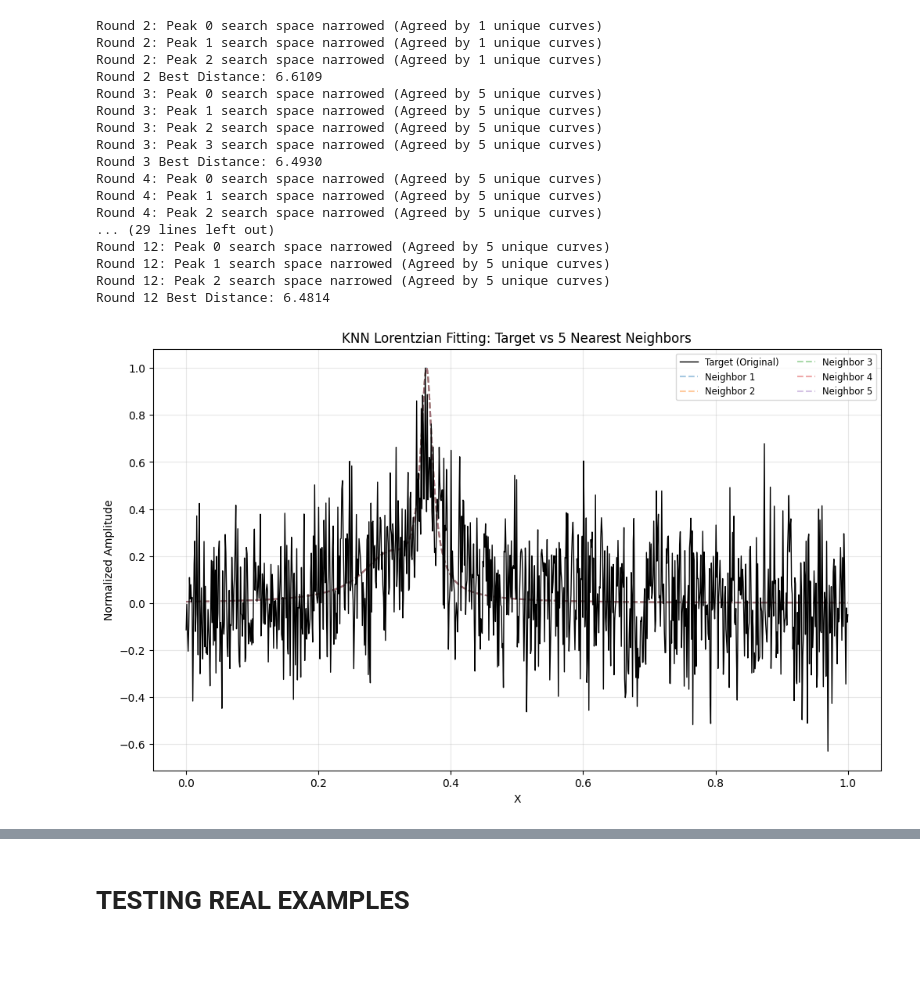
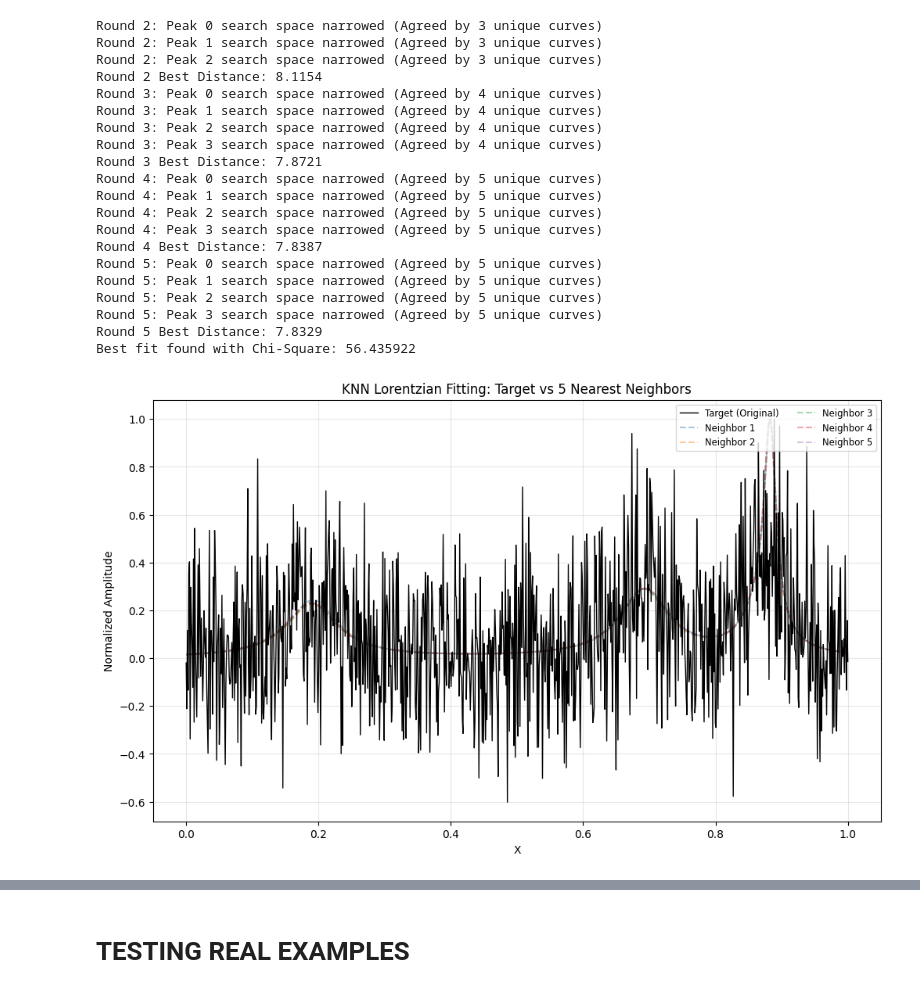
Before and after one commit to SauloSamps/Raman-Fitting-Pipeline, a Jupyter notebook: code/lab-knn.ipynb, the cells around one changed output, grey strips where cells are left out. Drawn from its saved outputs; the diff is of its cells as text; code cells hidden in the pictures; blank space fills up the shorter version.

```diff
--- a/code/lab-knn.ipynb
+++ b/code/lab-knn.ipynb
@@ -17,13 +18,13 @@ def knnFit_persistent(samples, base_parameters, target_x, target_y, num_peaks=4,
     best_neighbor_params = []
 
     # CALCULATE PROBABILITY MAP FOR FIRST PASS
-    probs = create_probability_map(target_y, resolution=20)
+    probs = create_probability_map(target_y, num_peaks=num_peaks, resolution=50)
 
     #######################################################
     #################### FIRST PASS #######################
     #######################################################
-
-    for _ in range(samples):
+    print("Round 1 - Exploring with probability map")
+    for _ in range(samples): #THIS LOOKS SO UGLY BLEACH MY EYES
             current_y = np.zeros(len(target_x))
             current_params = []
 
@@ -53,14 +54,21 @@ def knnFit_persistent(samples, base_parameters, target_x, target_y, num_peaks=4,
     #######################################################
 
     for r in range(rounds-1):
-        # We don't reset heap here anymore!
-
+        temperature = 100
         for _ in range(samples):
             current_y = np.zeros(len(target_x))
             current_params = []
 
             for i in range(num_peaks):
                 p = peak_search_spaces[i]
+                #if np.random.random() < np.exp(-1 / max(temperature, 1e-12)):
+                #    position_interval = position_probability_map(probs, initial_resolution=len(target_y))
+                #    c = np.random.uniform(position_interval[0], position_interval[1])
+                #else:
+                #    c = np.random.uniform(p["center_range"][0], p["center_range"][1])
+
+                #position_interval = position_probability_map(probs, initial_resolution=len(target_y))
+                #c = np.random.uniform(position_interval[0], position_interval[1])
                 c = np.random.uniform(p["center_range"][0], p["center_range"][1])
                 a = np.random.uniform(p["amplitude_range"][0], p["amplitude_range"][1])
                 g = np.random.uniform(p["gamma_range"][0], p["gamma_range"][1])
@@ -78,6 +86,8 @@ def knnFit_persistent(samples, base_parameters, target_x, target_y, num_peaks=4,
             else:
                 if -dist > heap[0][0]:
                     heapq.heapreplace(heap, (-dist, current_params))
+
+            temperature *= 0.50
 
         # --- DBSCAN-Style Clustering with Origin Tracking ---
         nearest_neighbors = [item[1] for item in heap]
@@ -125,7 +135,7 @@ def knnFit_persistent(samples, base_parameters, target_x, target_y, num_peaks=4,
         # Sort and update search spaces
         valid_clusters.sort(key=lambda c_idx: np.mean([all_candidate_peaks[idx]['data']['center'] for idx in c_idx]))
 
-        for p_idx, cluster_indices in enumerate(valid_clusters[:4]):
+        for p_idx, cluster_indices in enumerate(valid_clusters[:num_peaks]):
             c_vals = [all_candidate_peaks[i]['data']['center'] for i in cluster_indices]
             a_vals = [all_candidate_peaks[i]['data']['amplitude'] for i in cluster_indices]
             g_vals = [all_candidate_peaks[i]['data']['gamma'] for i in cluster_indices]
@@ -145,47 +221,50 @@ import matplotlib.pyplot as plt
 
 # --- 1. Generate the "Target" Curve ---
 parameters = {
     "center_range": (0.1, 0.9),
     "amplitude_range": (0.1, 1.0),
     "gamma_range": (0.01, 0.05),
     "x_min": 0,
     "x_max": 1
 }
 
 # Generate a target with 4 peaks and some noise
 target_x, target_y, target_params = generateCurve(parameters, 4, 1000, 0.8)
 target_y = downsample_and_normalize(target_y, resolution=1000)
 
 # --- 2. Run the KnnFit ---
 # We'll use 500 samples per round, k=10, for 3 rounds.
 best_params, neighbors_params = knnFit_persistent(
     samples=30000,
     base_parameters=parameters,
     target_x=target_x,
     target_y=target_y,
     k=5,
-    rounds=12,
+    rounds=5,
     eps=0.15
 )
 
-
+best_fit_model = refine_knn_with_lmfit(neighbors_params, target_x, target_y)
 PlotNeighbors(best_params, neighbors_params, target_x, target_y)
 # %% [output]
-Round 2: Peak 0 search space narrowed (Agreed by 1 unique curves)
-Round 2: Peak 1 search space narrowed (Agreed by 1 unique curves)
-Round 2: Peak 2 search space narrowed (Agreed by 1 unique curves)
-Round 2 Best Distance: 6.6109
-Round 3: Peak 0 search space narrowed (Agreed by 5 unique curves)
-Round 3: Peak 1 search space narrowed (Agreed by 5 unique curves)
-Round 3: Peak 2 search space narrowed (Agreed by 5 unique curves)
-Round 3: Peak 3 search space narrowed (Agreed by 5 unique curves)
-Round 3 Best Distance: 6.4930
+Round 2: Peak 0 search space narrowed (Agreed by 3 unique curves)
+Round 2: Peak 1 search space narrowed (Agreed by 3 unique curves)
+Round 2: Peak 2 search space narrowed (Agreed by 3 unique curves)
+Round 2 Best Distance: 8.1154
+Round 3: Peak 0 search space narrowed (Agreed by 4 unique curves)
+Round 3: Peak 1 search space narrowed (Agreed by 4 unique curves)
+Round 3: Peak 2 search space narrowed (Agreed by 4 unique curves)
+Round 3: Peak 3 search space narrowed (Agreed by 4 unique curves)
+Round 3 Best Distance: 7.8721
 Round 4: Peak 0 search space narrowed (Agreed by 5 unique curves)
 Round 4: Peak 1 search space narrowed (Agreed by 5 unique curves)
 Round 4: Peak 2 search space narrowed (Agreed by 5 unique curves)
-... (29 lines left out)
-Round 12: Peak 0 search space narrowed (Agreed by 5 unique curves)
-Round 12: Peak 1 search space narrowed (Agreed by 5 unique curves)
-Round 12: Peak 2 search space narrowed (Agreed by 5 unique curves)
-Round 12 Best Distance: 6.4814
+Round 4: Peak 3 search space narrowed (Agreed by 5 unique curves)
+Round 4 Best Distance: 7.8387
+Round 5: Peak 0 search space narrowed (Agreed by 5 unique curves)
+Round 5: Peak 1 search space narrowed (Agreed by 5 unique curves)
+Round 5: Peak 2 search space narrowed (Agreed by 5 unique curves)
+Round 5: Peak 3 search space narrowed (Agreed by 5 unique curves)
+Round 5 Best Distance: 7.8329
+Best fit found with Chi-Square: 56.435922
-[figure, old version]
+[figure, new version]
```
Also changed, not shown: parts of 8 cells of this notebook, 3 other files.
